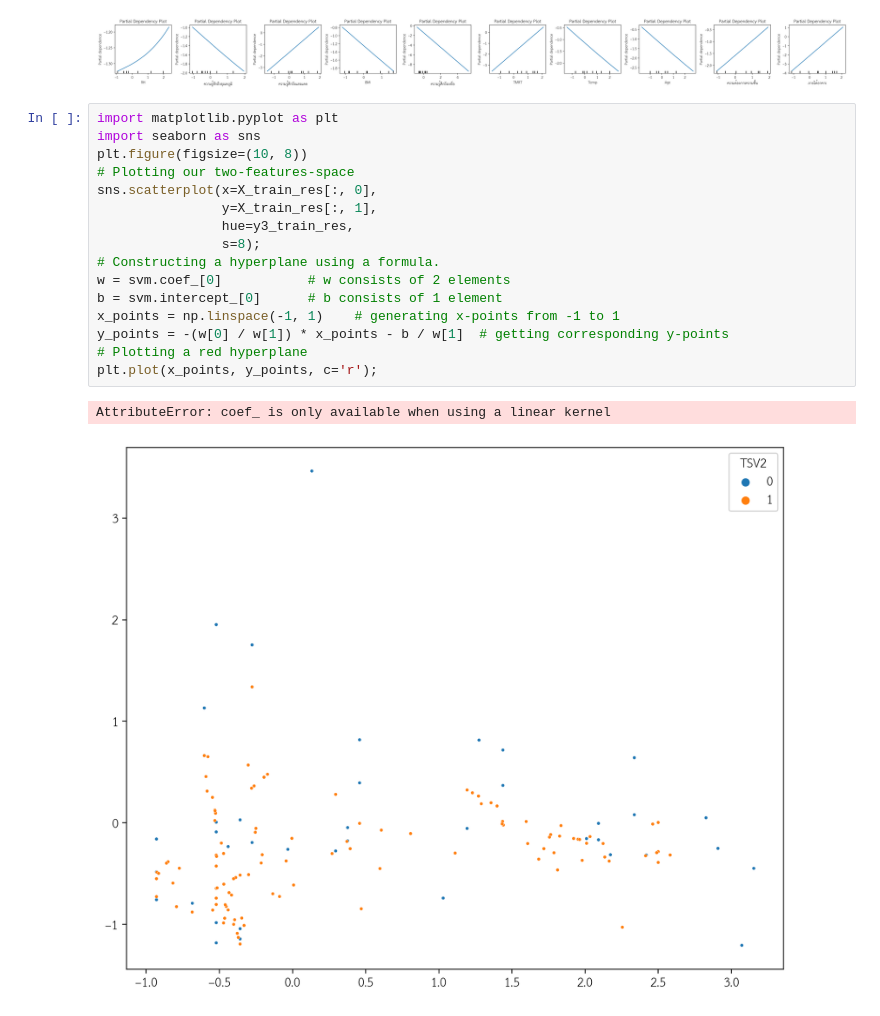
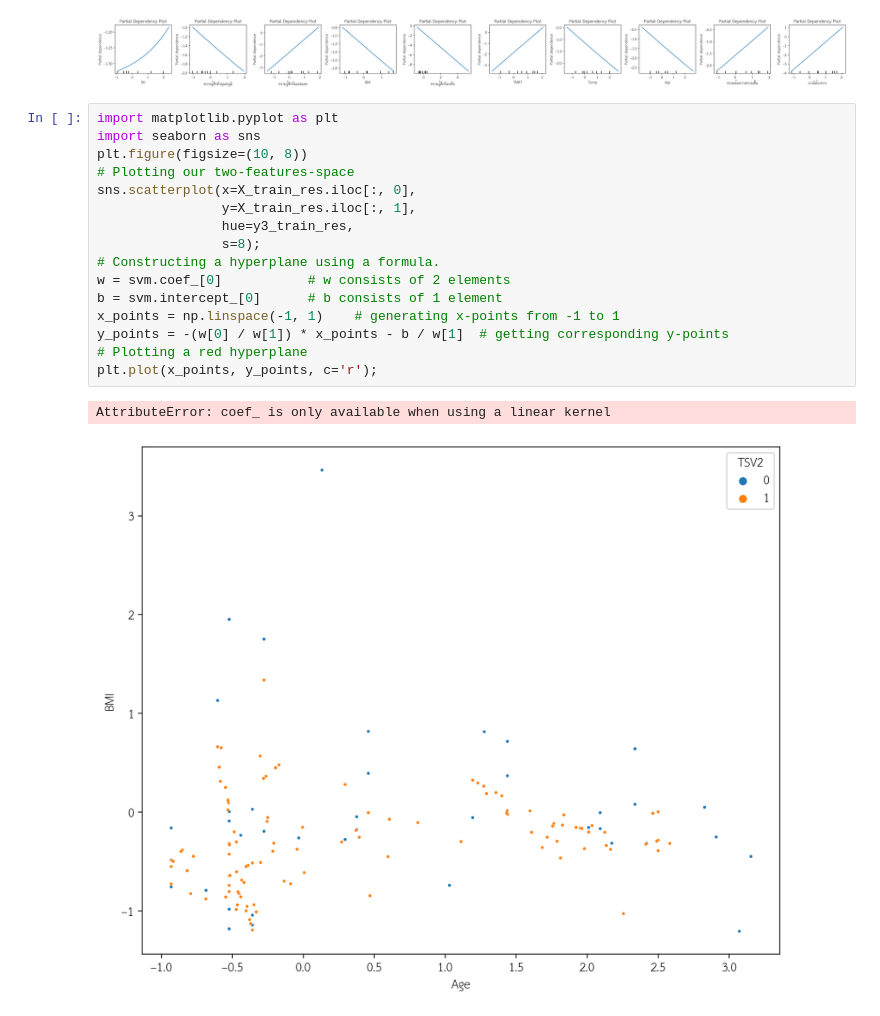
Before and after one commit to Thipwadee/Project2, a Jupyter notebook: 2_TSV_Clf_Models_Explained.ipynb, the cells around one changed output. Cells and saved outputs as stored; diff of their text form.

```diff
--- a/2_TSV_Clf_Models_Explained.ipynb
+++ b/2_TSV_Clf_Models_Explained.ipynb
@@ -647,22 +630,22 @@ plt.show()
 # %%
 import matplotlib.pyplot as plt
 import seaborn as sns
 plt.figure(figsize=(10, 8))
 # Plotting our two-features-space
-sns.scatterplot(x=X_train_res[:, 0],
-                y=X_train_res[:, 1],
+sns.scatterplot(x=X_train_res.iloc[:, 0],
+                y=X_train_res.iloc[:, 1],
                 hue=y3_train_res,
                 s=8);
 # Constructing a hyperplane using a formula.
 w = svm.coef_[0]           # w consists of 2 elements
 b = svm.intercept_[0]      # b consists of 1 element
 x_points = np.linspace(-1, 1)    # generating x-points from -1 to 1
 y_points = -(w[0] / w[1]) * x_points - b / w[1]  # getting corresponding y-points
 # Plotting a red hyperplane
 plt.plot(x_points, y_points, c='r');
 # %% [output]
 AttributeError: coef_ is only available when using a linear kernel
-[figure, old version]
+[figure, new version]
 # %%
 #import matplotlib.pyplot as plt
 #import seaborn as sns
```
Also changed, not shown: parts of 12 cells of this notebook.
